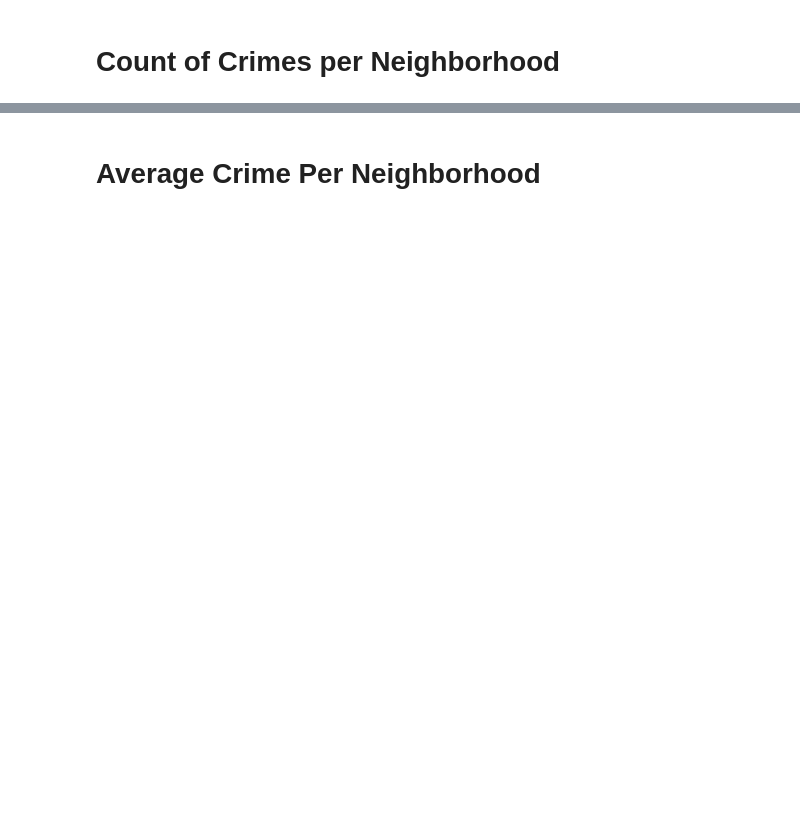
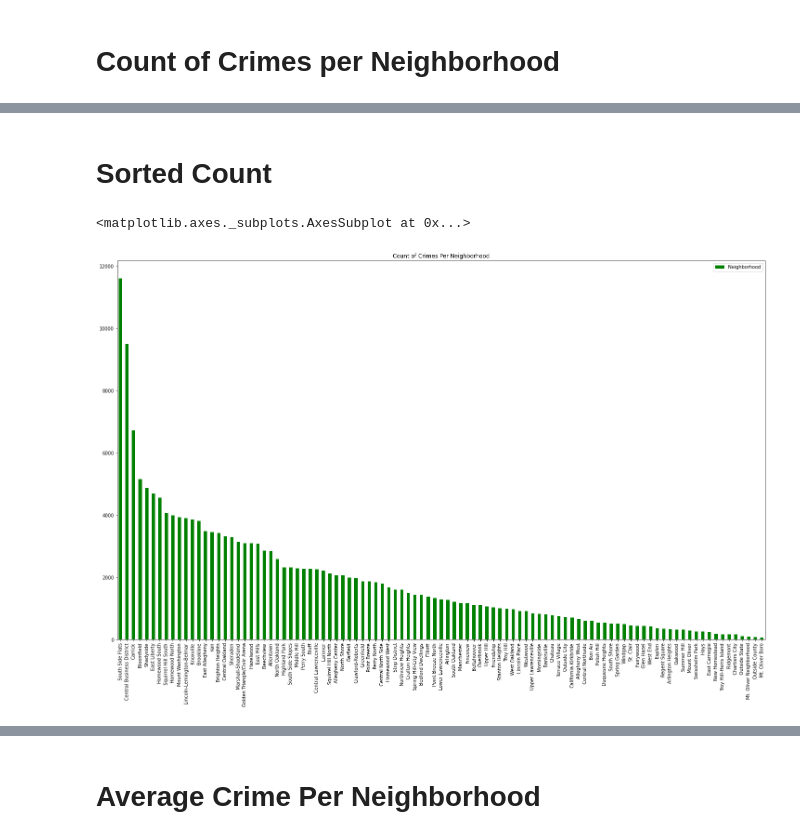
Before and after one commit to MasonGobat/bigIdeasFinalProject, a Jupyter notebook: Crime.ipynb, the cells around one changed output, grey strips where cells are left out. Cells and saved outputs as stored; diff of their text form; code cells hidden in the pictures; blank space fills up the shorter version.

```diff
--- a/Crime.ipynb
+++ b/Crime.ipynb
@@ -36,0 +35,10 @@ count_df.plot(kind = "bar", figsize=(35,15), color= "green", title = "Count of C
+# %% [markdown]
+# Sorted Count
+# %%
+count_df.columns = ['Neighborhood']
+sorted_count = count_df.sort_values('Neighborhood', axis = 0, ascending = False, kind = "quicksort")
+
+sorted_count.plot(kind = "bar", figsize=(25,15), color= "green", title = "Count of Crimes Per Neighborhood")
+# %% [output]
+<matplotlib.axes._subplots.AxesSubplot at 0x...>
+[figure, added]
```
Also changed, not shown: parts of 18 cells of this notebook.
